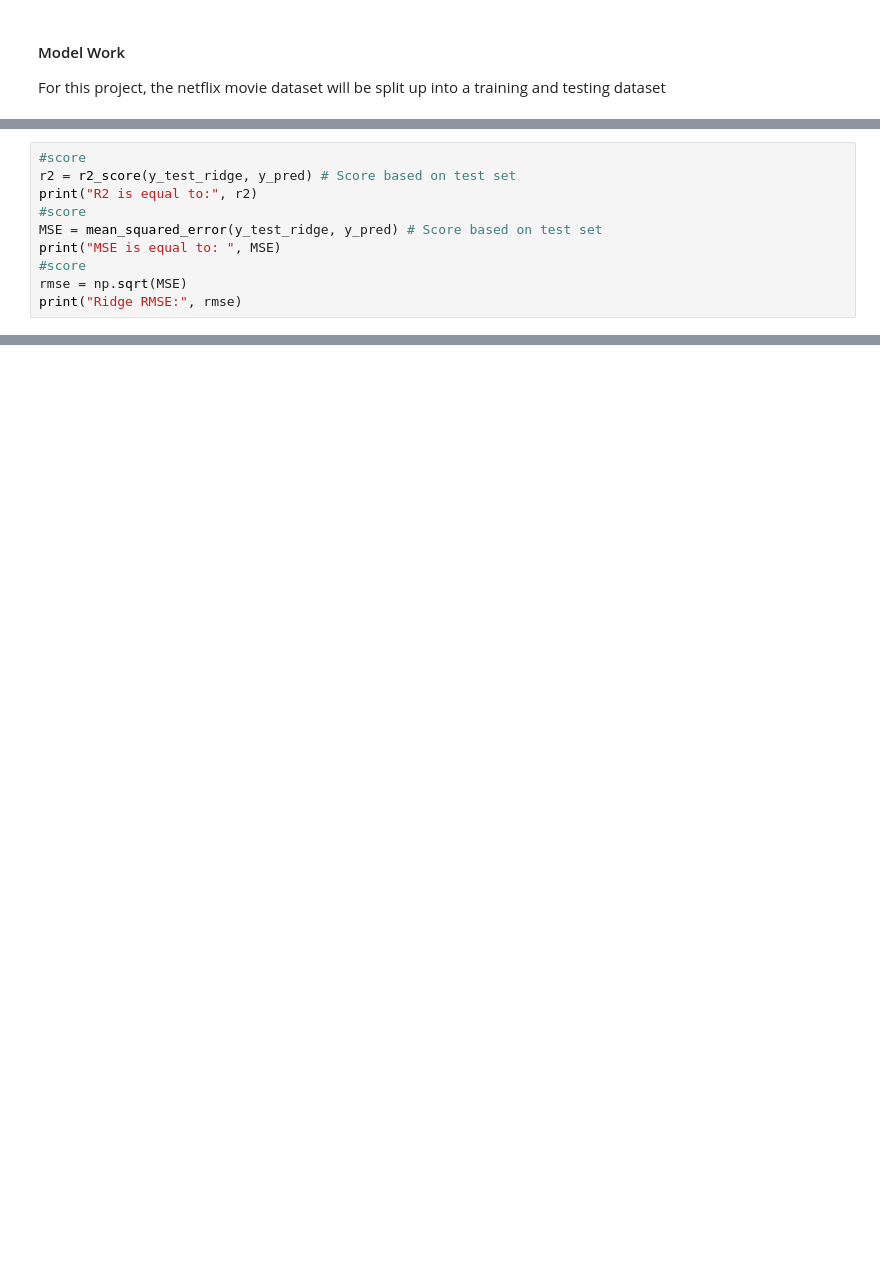
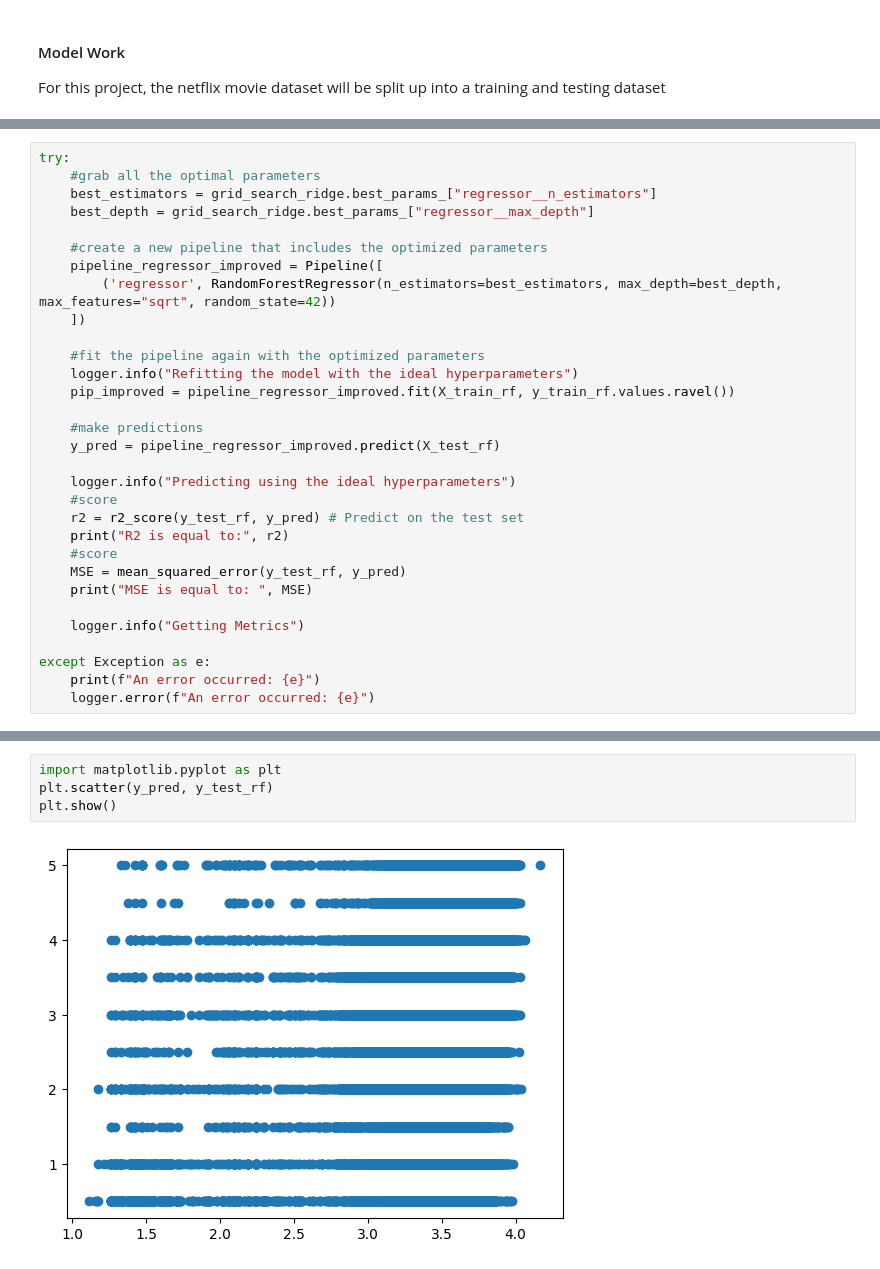
Before and after one commit to RyanErm/MovieDataset, a Jupyter notebook: pipeline.ipynb, the cells around one changed output, grey strips where cells are left out. Drawn from its saved outputs; the diff is of its cells as text; blank space fills up the shorter version.

```diff
--- a/pipeline.ipynb
+++ b/pipeline.ipynb
@@ -462,10 +183,0 @@ y_pred = improved_ridge.predict(X_test_ridge)
-# %%
-#score
-r2 = r2_score(y_test_ridge, y_pred) # Score based on test set
-print("R2 is equal to:", r2)
-#score
-MSE = mean_squared_error(y_test_ridge, y_pred) # Score based on test set
-print("MSE is equal to: ", MSE)
-#score
-rmse = np.sqrt(MSE)
-print("Ridge RMSE:", rmse)
@@ -490,0 +221,31 @@ X
+# %%
+try:
+    #grab all the optimal parameters
+    best_estimators = grid_search_ridge.best_params_["regressor__n_estimators"]
+    best_depth = grid_search_ridge.best_params_["regressor__max_depth"]
+
+    #create a new pipeline that includes the optimized parameters
+    pipeline_regressor_improved = Pipeline([
+        ('regressor', RandomForestRegressor(n_estimators=best_estimators, max_depth=best_depth, max_features="sqrt", random_state=42))
+    ])
+
+    #fit the pipeline again with the optimized parameters
+    logger.info("Refitting the model with the ideal hyperparameters")
+    pip_improved = pipeline_regressor_improved.fit(X_train_rf, y_train_rf.values.ravel())
+
+    #make predictions
+    y_pred = pipeline_regressor_improved.predict(X_test_rf)
+
+    logger.info("Predicting using the ideal hyperparameters")
+    #score
+    r2 = r2_score(y_test_rf, y_pred) # Predict on the test set
+    print("R2 is equal to:", r2)
+    #score
+    MSE = mean_squared_error(y_test_rf, y_pred)
+    print("MSE is equal to: ", MSE)
+
+    logger.info("Getting Metrics")
+
+except Exception as e:
+    print(f"An error occurred: {e}")
+    logger.error(f"An error occurred: {e}")
@@ -490,0 +263,6 @@ X
+# %%
+import matplotlib.pyplot as plt
+plt.scatter(y_pred, y_test_rf)
+plt.show()
+# %% [output]
+[figure, added]
```
Also changed, not shown: parts of 64 cells of this notebook, 7 other files.
